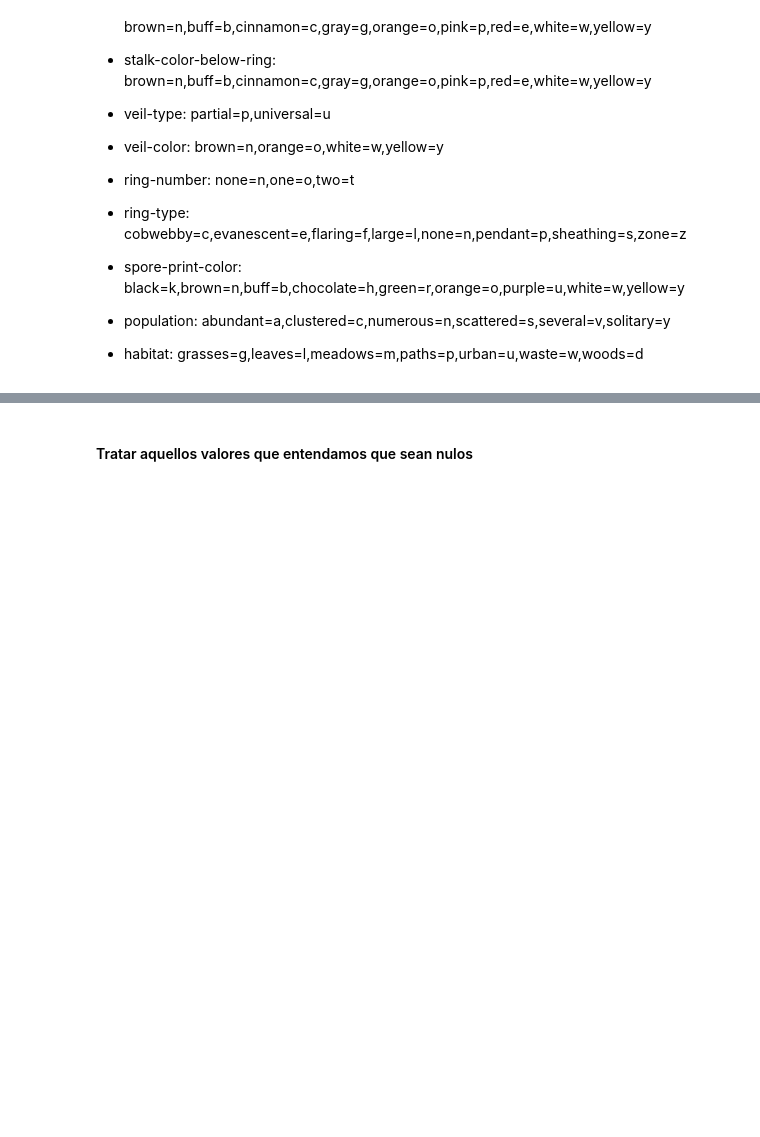
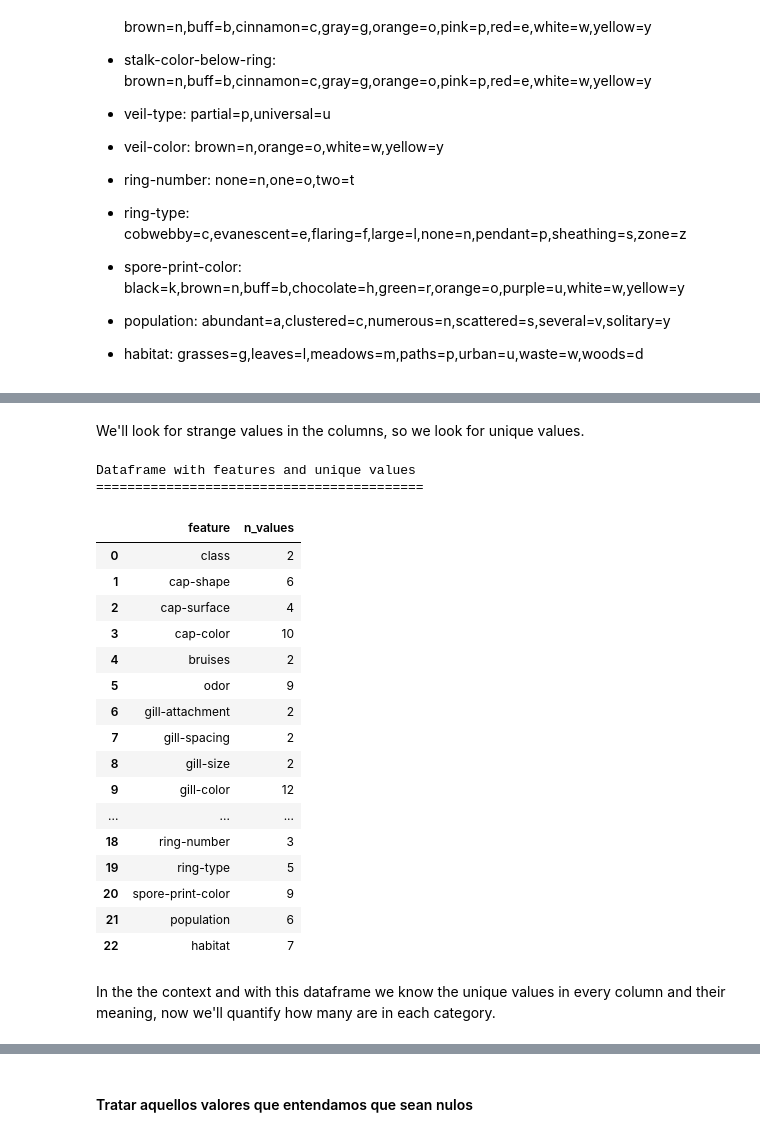
Before and after one commit to rociolozanocaro/unsupervised_modeling, a Jupyter notebook: notebooks/p9_unsupervised_rocio.ipynb, the cells around one changed output, grey strips where cells are left out. Cells and saved outputs as stored; diff of their text form; code cells hidden in the pictures; blank space fills up the shorter version.

```diff
--- a/notebooks/p9_unsupervised_rocio.ipynb
+++ b/notebooks/p9_unsupervised_rocio.ipynb
@@ -168,0 +57,20 @@ memory usage: 1.4+ MB
+# %%
+# Essentials libraries
+print('●Importing essential libraries●')
+try:
+    import pandas as pd #data manipulation
+    pd.set_option('display.max_columns', None) #forcing pandas to show all columns
+    import missingno as msno #missing values visualization
+    import numpy as np #data operations
+    import seaborn as sns #data visualization
+    import matplotlib.pyplot as plt #interactive visualizations
+    from pathlib import Path #file path
+
+
+    from sklearn.cluster import KMeans #clustering model
+    from sklearn.model_selection import train_test_split #split
+    from sklearn.decomposition import PCA #PCA
+    #from sklearn.impute import KNNImputer #imputation
+    print('✅ Essentials libraries are imported')
+except ImportError as e:
+    print(f'❌ Error importing libraries: {e}')
@@ -168,0 +214,37 @@ memory usage: 1.4+ MB
+# %% [markdown]
+We'll look for strange values in the columns, so we look for unique values.
+# %%
+#Dataframe with features and unique values.
+print('Dataframe with features and unique values')
+print(('=')*42)
+feature = df_copy.columns
+n_values = df_copy.nunique().values
+
+dataframe_feature_nvalues = pd.DataFrame({
+    "feature": feature,
+    "n_values": n_values
+})
+
+display(dataframe_feature_nvalues)
+# %% [output]
+Dataframe with features and unique values
+==========================================
+|  | feature | n_values |
+| 0 | class | 2 |
+| 1 | cap-shape | 6 |
+| 2 | cap-surface | 4 |
+| 3 | cap-color | 10 |
+| 4 | bruises | 2 |
+| 5 | odor | 9 |
+| 6 | gill-attachment | 2 |
+| 7 | gill-spacing | 2 |
+| 8 | gill-size | 2 |
+| 9 | gill-color | 12 |
+| ... | ... | ... |
+| 18 | ring-number | 3 |
+| 19 | ring-type | 5 |
+| 20 | spore-print-color | 9 |
+| 21 | population | 6 |
+| 22 | habitat | 7 |
+# %% [markdown]
+In the the context and with this dataframe we know the unique values in every column and their meaning, now we'll quantify how many are in each category.
```
Also changed, not shown: parts of 60 cells of this notebook, 1 other file.
